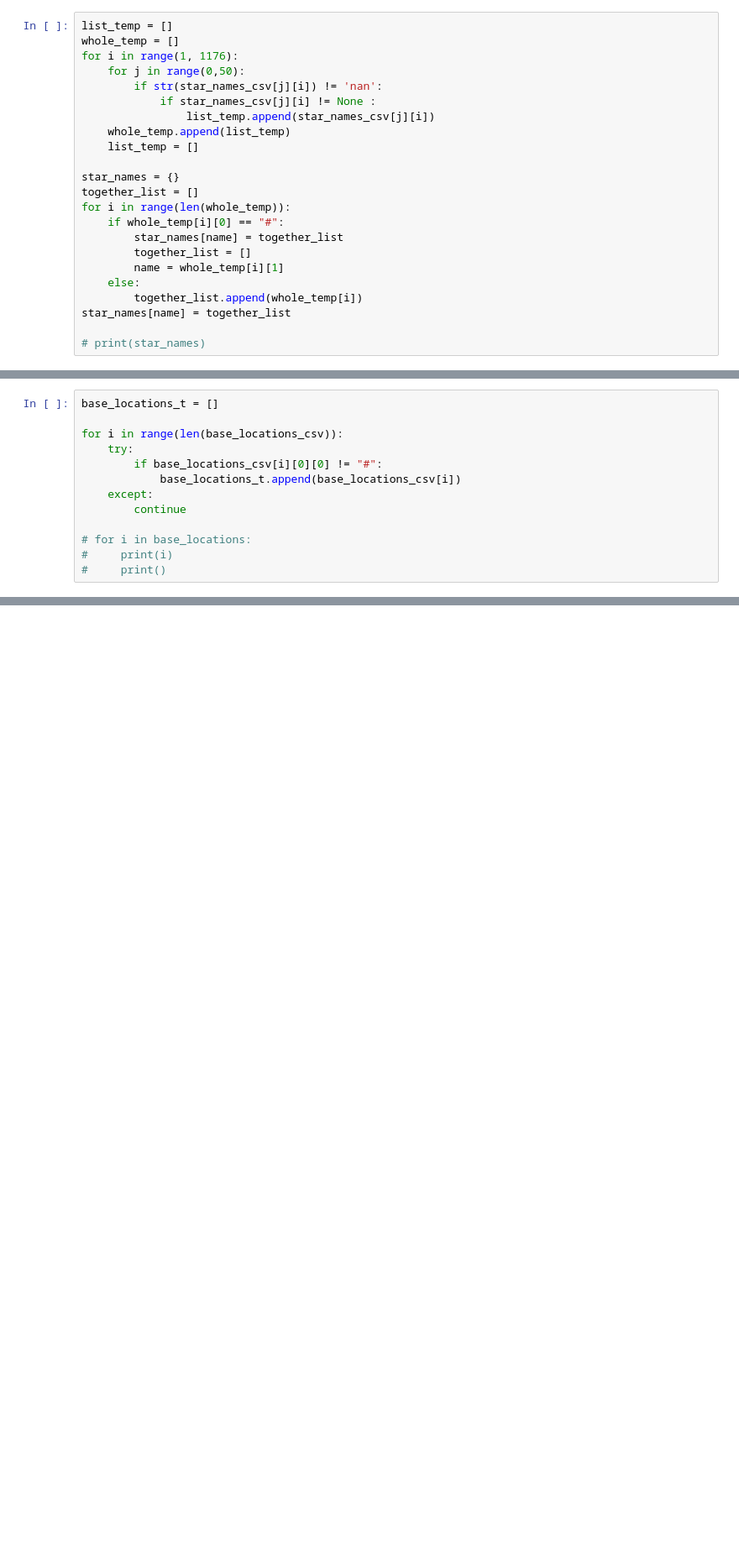
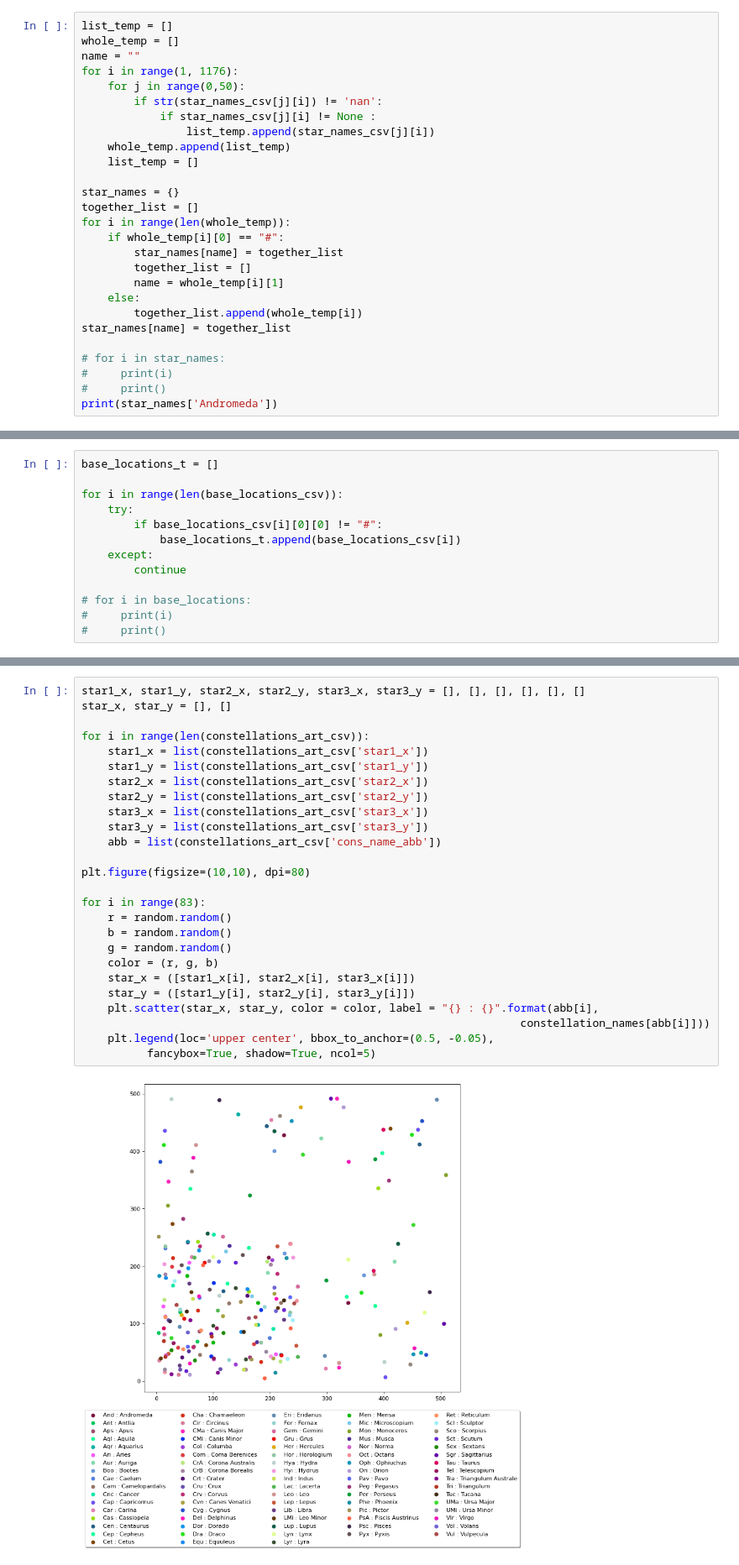
Before and after one commit to ananyaverma2/planetary-and-exoplanetary-dataset, a Jupyter notebook: Data_analysis_stars.ipynb, the cells around one changed output, grey strips where cells are left out. Shown at 84% size. Cells and saved outputs as stored; diff of their text form; blank space fills up the shorter version.

Commit message:
[STARS] data visualization

```diff
--- a/Data_analysis_stars.ipynb
+++ b/Data_analysis_stars.ipynb
@@ -61,6 +85,7 @@ star_names_csv = pd.read_csv("data/star_names.csv", delimiter='\s+| | |,', names
 # %%
 list_temp = []
 whole_temp = []
+name = ""
 for i in range(1, 1176):
     for j in range(0,50):
         if str(star_names_csv[j][i]) != 'nan':
@@ -80,4 +105,7 @@ for i in range(len(whole_temp)):
         together_list.append(whole_temp[i])
 star_names[name] = together_list
 
-# print(star_names)
+# for i in star_names:
+#     print(i)
+#     print()
+print(star_names['Andromeda'])
@@ -251,0 +272,28 @@ print(base_locations)
+# %%
+star1_x, star1_y, star2_x, star2_y, star3_x, star3_y = [], [], [], [], [], []
+star_x, star_y = [], []
+
+for i in range(len(constellations_art_csv)):
+    star1_x = list(constellations_art_csv['star1_x'])
+    star1_y = list(constellations_art_csv['star1_y'])
+    star2_x = list(constellations_art_csv['star2_x'])
+    star2_y = list(constellations_art_csv['star2_y'])
+    star3_x = list(constellations_art_csv['star3_x'])
+    star3_y = list(constellations_art_csv['star3_y'])
+    abb = list(constellations_art_csv['cons_name_abb'])
+
+plt.figure(figsize=(10,10), dpi=80)
+
+for i in range(83):
+    r = random.random()
+    b = random.random()
+    g = random.random()
+    color = (r, g, b)
+    star_x = ([star1_x[i], star2_x[i], star3_x[i]])
+    star_y = ([star1_y[i], star2_y[i], star3_y[i]])
+    plt.scatter(star_x, star_y, color = color, label = "{} : {}".format(abb[i],
+                                                                   constellation_names[abb[i]]))
+    plt.legend(loc='upper center', bbox_to_anchor=(0.5, -0.05),
+          fancybox=True, shadow=True, ncol=5)
+# %% [output]
+[figure, added]
```
Also changed, not shown: parts of 12 cells of this notebook.
